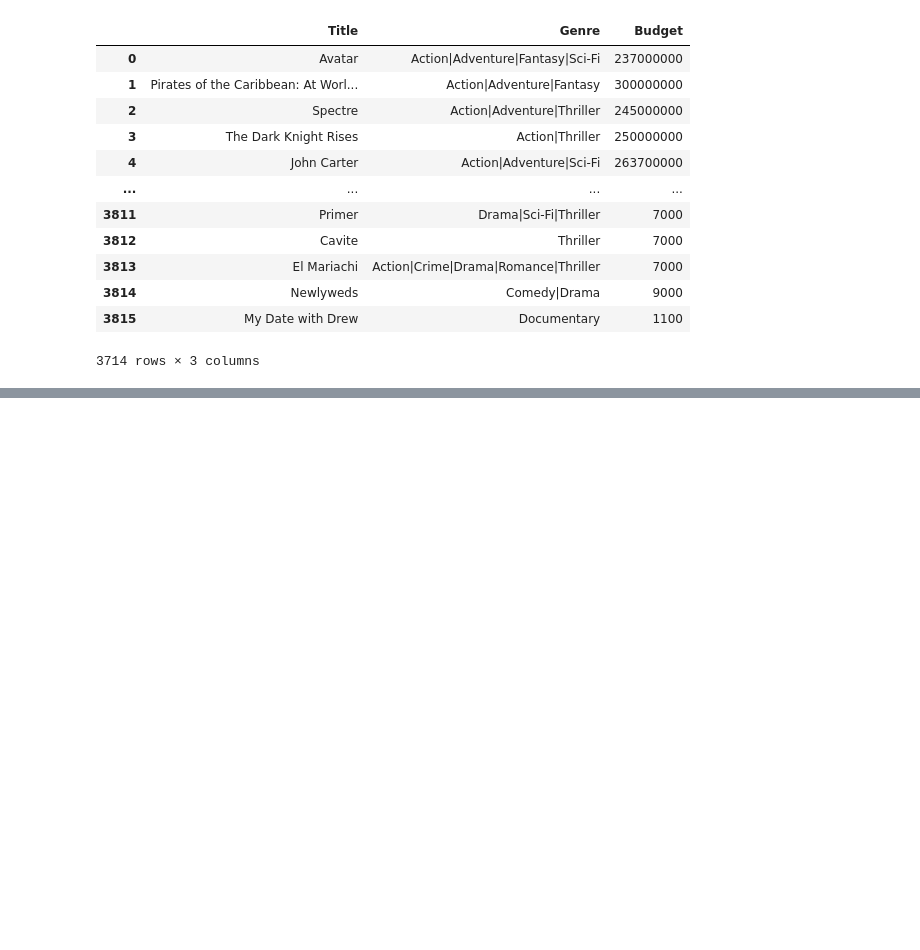
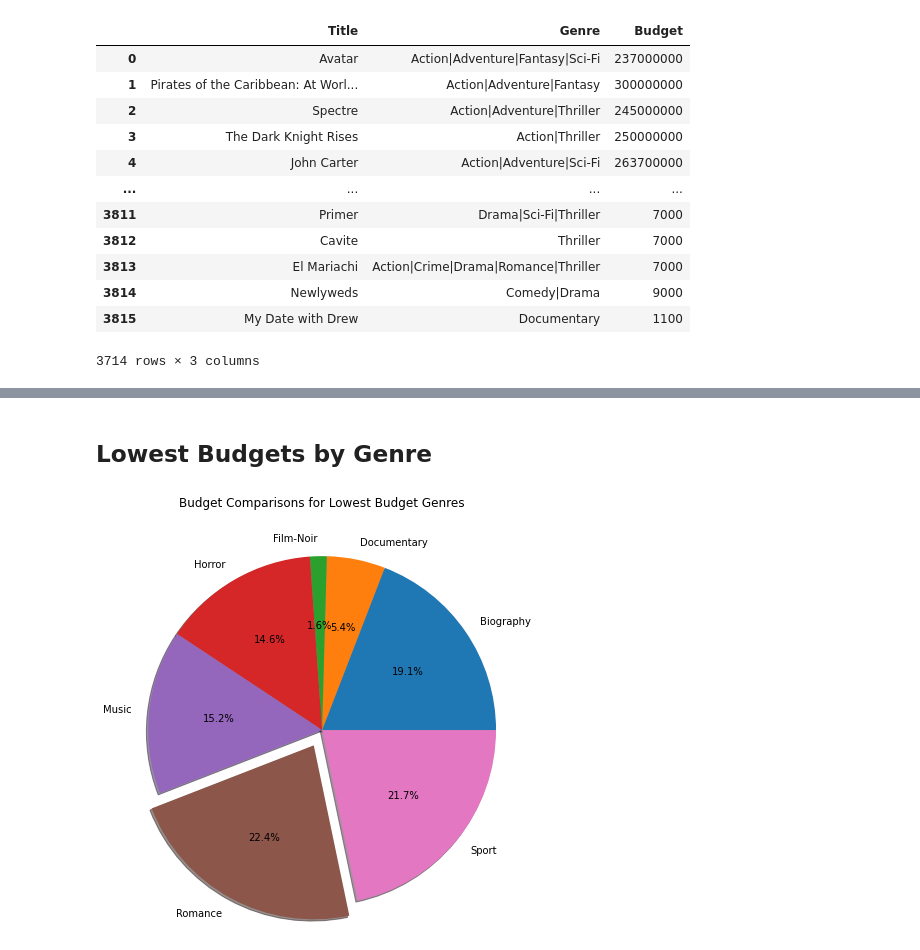
Before and after one commit to radowtay/Project-1, a Jupyter notebook: Highest Budget Genres.ipynb, the cells around one changed output, grey strips where cells are left out. Saved outputs shown, nothing was run; the diff lists cells and outputs as text; code cells hidden in the pictures; blank space fills up the shorter version.

```diff
--- a/Highest Budget Genres.ipynb
+++ b/Highest Budget Genres.ipynb
@@ -132,0 +218,16 @@ dupsearch_df.sort_values(by='Budget').tail(20)
+# %%
+bottom_budgets_df=budget_data_df[(budget_data_df.index =='Romance')|(budget_data_df.index =='Sport')|
+                   (budget_data_df.index =='Biography')|(budget_data_df.index=='Music')|
+                   (budget_data_df.index=='Horror')|(budget_data_df.index=='Documentary')|
+                   (budget_data_df.index=='Film-Noir')]
+# %% [markdown]
+## Lowest Budgets by Genre
+# %%
+genres=bottom_budgets_df.index
+budget=bottom_budgets_df.values
+explode=(0,0,0,0,0,0.2,0)
+plt.title("Budget Comparisons for Lowest Budget Genres", y=1.5)
+plt.pie(budget, labels=genres, autopct='%1.1f%%', explode=explode, shadow=True, radius=2)
+plt.show()
+# %% [output]
+[figure, added]
```
Also changed, not shown: parts of 20 cells of this notebook, 2 other files.
